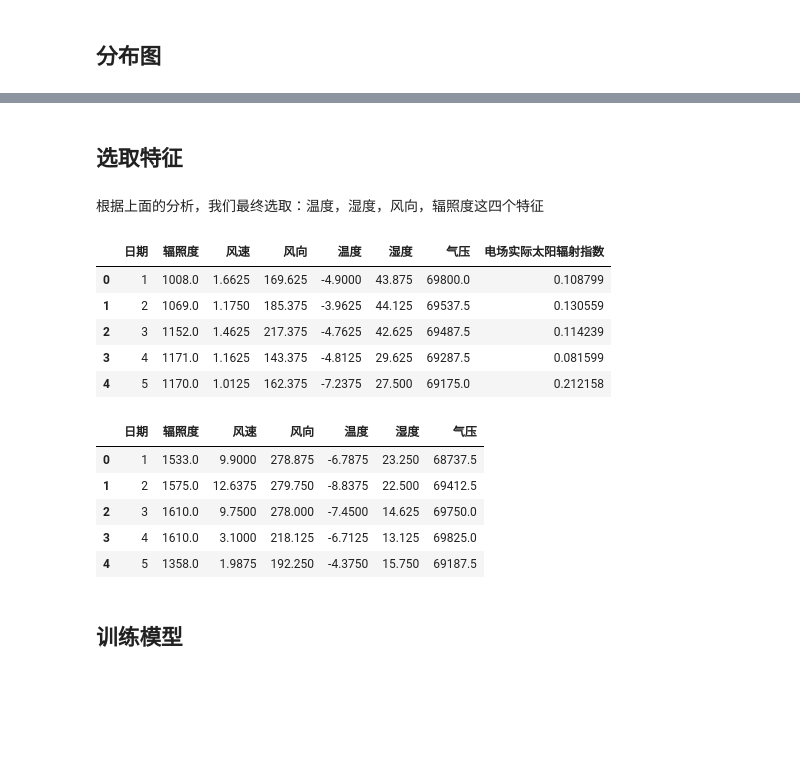
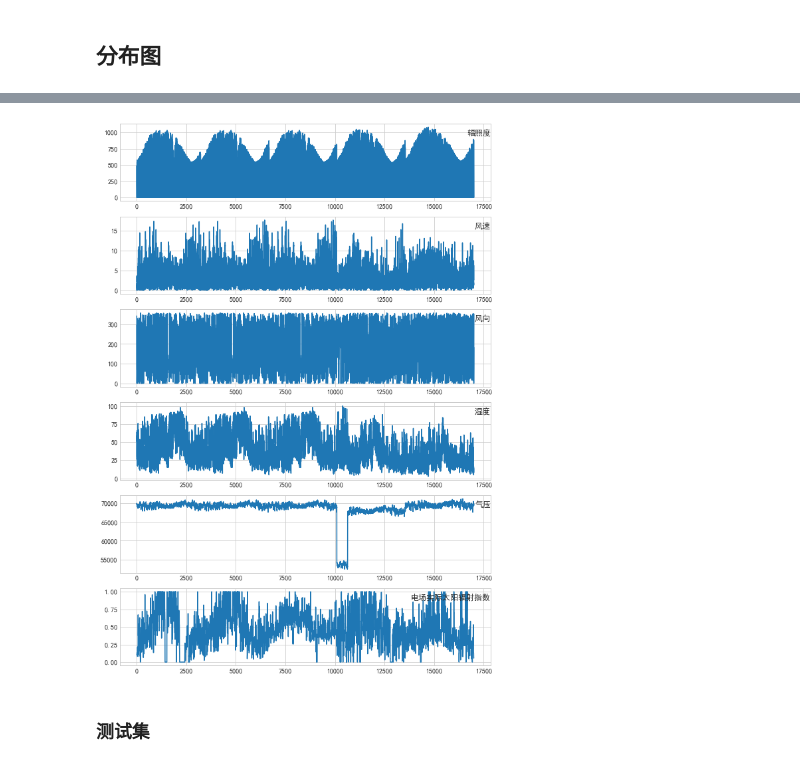
Before and after one commit to yanqiangmiffy/solar-radiation-index, a Jupyter notebook: notes/数据分析.ipynb, the cells around one changed output, grey strips where cells are left out. Saved outputs shown, nothing was run; the diff lists cells and outputs as text; code cells hidden in the pictures; blank space fills up the shorter version.

```diff
--- a/notes/数据分析.ipynb
+++ b/notes/数据分析.ipynb
@@ -62,24 +60,21 @@ plt.show()
+# %%
+import matplotlib.pyplot as plt
+# 加载数据
+dataset=df_train
+values=dataset.values
+# 分组
+groups=[1,2,3,5,6,7]
+i=1
+
+plt.figure(figsize=(10,15))
+
+for group in groups:
+    plt.subplot(len(groups),1,i)
+    plt.plot(values[:,group])
+    plt.title(dataset.columns[group],y=0.8,loc='right')
+    i+=1
+plt.show()
+# %% [output]
+[figure, added]
 # %% [markdown]
-## 选取特征
+### 测试集
-# %% [markdown]
- 根据上面的分析，我们最终选取：温度，湿度，风向，辐照度这四个特征
-# %%
-df_train.head()
-# %% [output]
-|  | 日期 | 辐照度 | 风速 | 风向 | 温度 | 湿度 | 气压 | 电场实际太阳辐射指数 |
-| 0 | 1 | 1008.0 | 1.6625 | 169.625 | -4.9000 | 43.875 | 69800.0 | 0.108799 |
-| 1 | 2 | 1069.0 | 1.1750 | 185.375 | -3.9625 | 44.125 | 69537.5 | 0.130559 |
-| 2 | 3 | 1152.0 | 1.4625 | 217.375 | -4.7625 | 42.625 | 69487.5 | 0.114239 |
-| 3 | 4 | 1171.0 | 1.1625 | 143.375 | -4.8125 | 29.625 | 69287.5 | 0.081599 |
-| 4 | 5 | 1170.0 | 1.0125 | 162.375 | -7.2375 | 27.500 | 69175.0 | 0.212158 |
-# %%
-df_test.head()
-# %% [output]
-|  | 日期 | 辐照度 | 风速 | 风向 | 温度 | 湿度 | 气压 |
-| 0 | 1 | 1533.0 | 9.9000 | 278.875 | -6.7875 | 23.250 | 68737.5 |
-| 1 | 2 | 1575.0 | 12.6375 | 279.750 | -8.8375 | 22.500 | 69412.5 |
-| 2 | 3 | 1610.0 | 9.7500 | 278.000 | -7.4500 | 14.625 | 69750.0 |
-| 3 | 4 | 1610.0 | 3.1000 | 218.125 | -6.7125 | 13.125 | 69825.0 |
-| 4 | 5 | 1358.0 | 1.9875 | 192.250 | -4.3750 | 15.750 | 69187.5 |
-# %% [markdown]
-## 训练模型
```
Also changed, not shown: parts of 7 cells of this notebook, 5 other files.
